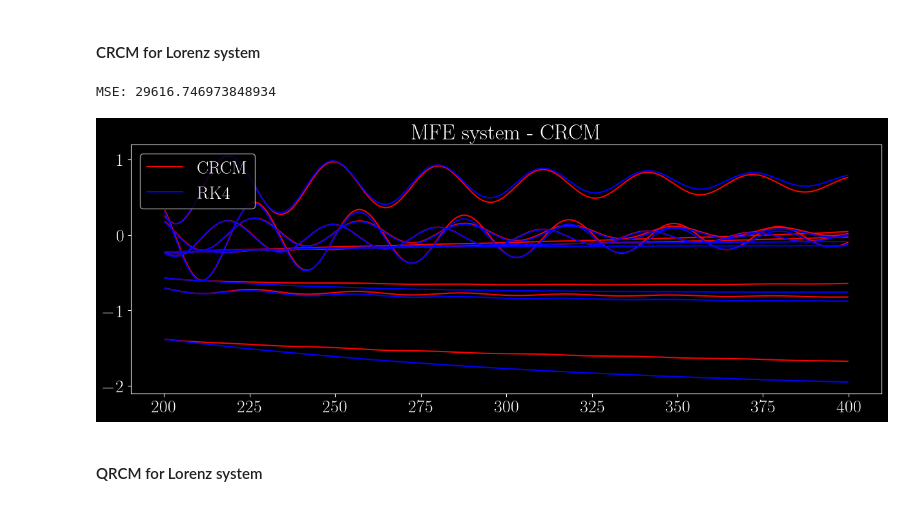
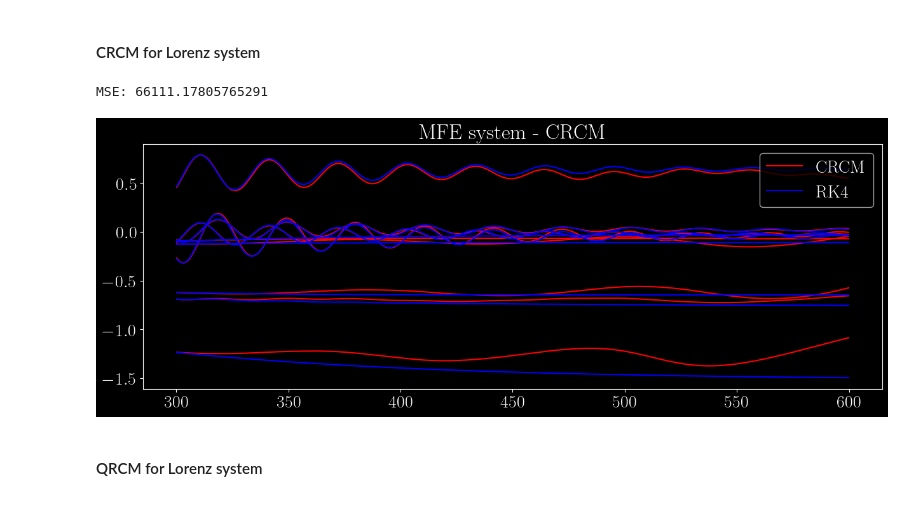
Before and after one commit to raihaan123/Quantum-Turbulence-Learning, a Jupyter notebook: src/MFE.ipynb, the cells around one changed output. Drawn from its saved outputs; the diff is of its cells as text; code cells hidden in the pictures.

```diff
--- a/src/MFE.ipynb
+++ b/src/MFE.ipynb
@@ -24,8 +24,8 @@ mfe_params = {
 # Define N for washout, training, validation and testing
 N_transient     = 0
 N_washout       = 100
-N_train         = 200
-N_test          = 200
+N_train         = 300
+N_test          = 300
 N_sets          = (np.array([N_transient, N_washout, N_train, N_test]) / dt).astype(int)
 print(N_sets)
 u0 = [1, 0, 0.07066, -0.07076, 0, 0, 0, 0, 0]
@@ -43,19 +42,19 @@ mfe9.plot()
 # %%
 # Initialise the ESN
 crcm = CRCM(solver=mfe9,
             N_units=500,
-            connectivity=5,
-            eps=1e-1,
-            tik=1e-6,
+            connectivity=1,
+            eps=1e-5,
+            tik=1e-5,
             # sigmoid
             activation=lambda x: 1/(1+np.exp(-x)),
             seed=0)
 # Train the ESN with the training data
 crcm.train()
 crcm.forward()
 # %% [output]
-MSE: 29616.746973848934
+MSE: 66111.17805765291
-[figure, old version]
+[figure, new version]
 # %% [markdown]
 #### QRCM for Lorenz system
 # %%
```
Also changed, not shown: parts of 2 cells of this notebook, 5 other files.
